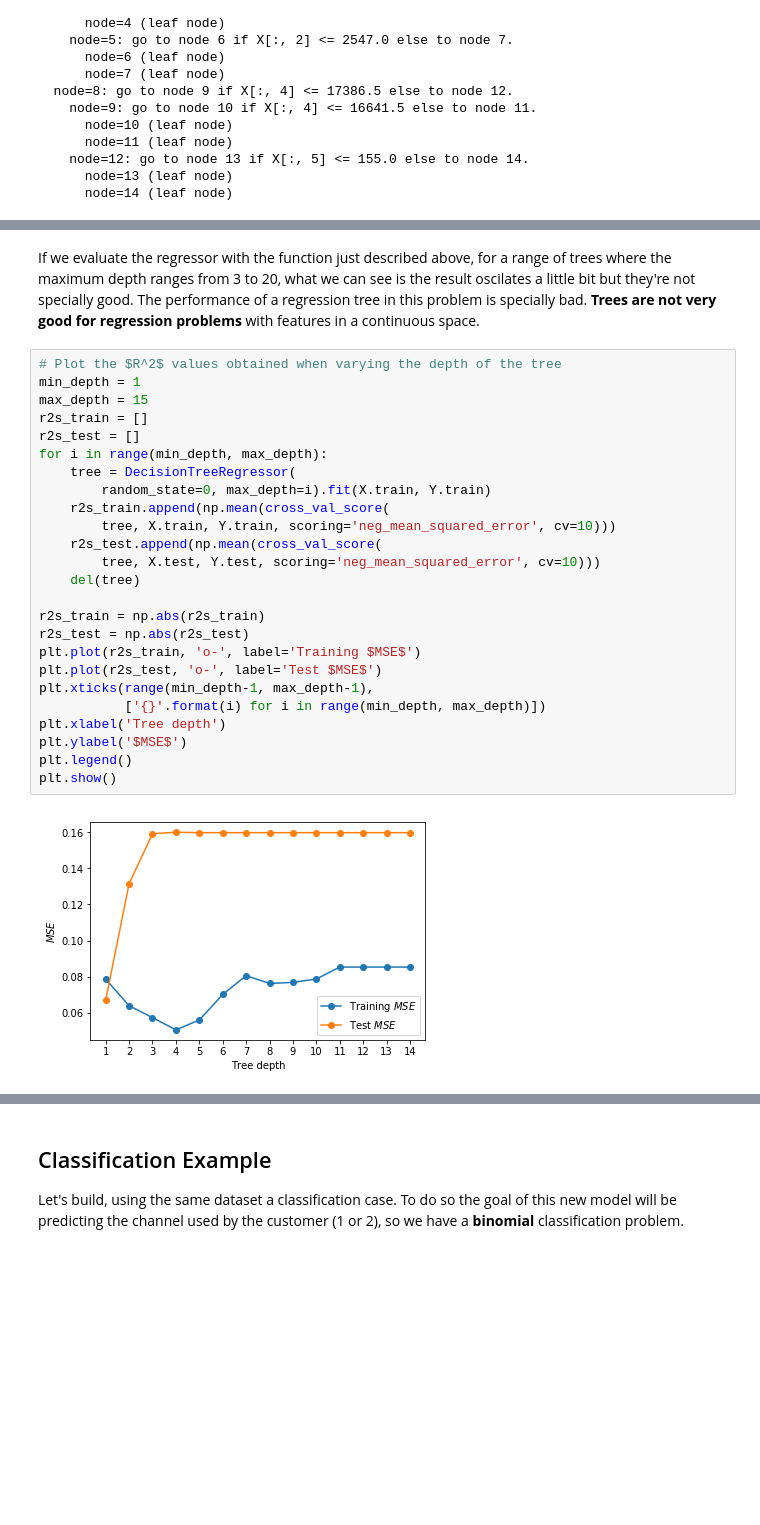
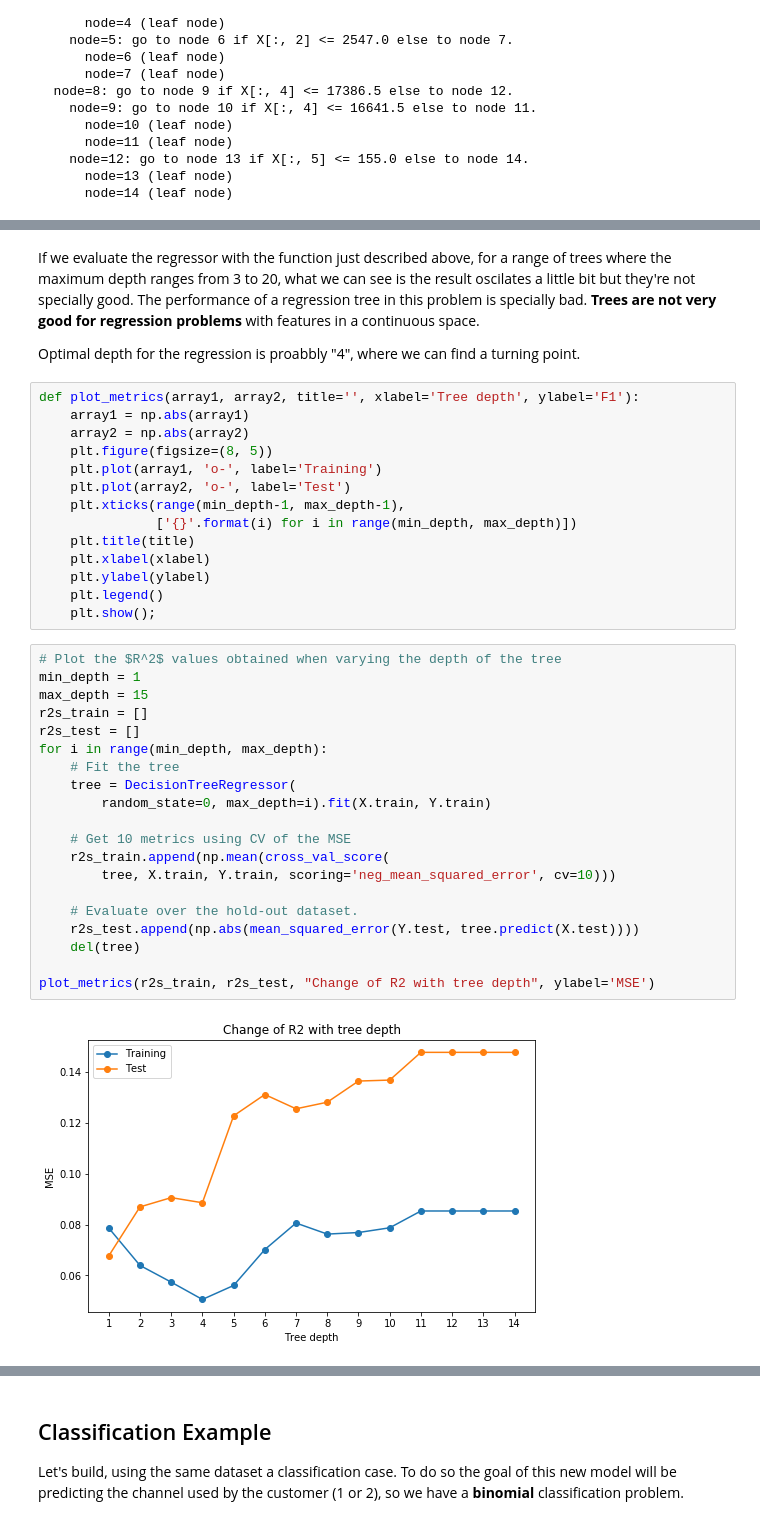
Before and after one commit to renero/class_notebooks, a Jupyter notebook: Tree based methods.ipynb, the cells around one changed output, grey strips where cells are left out. Drawn from its saved outputs; the diff is of its cells as text; blank space fills up the shorter version.

Commit message:
Fixed tree evaluation issues"

```diff
--- a/Tree based methods.ipynb
+++ b/Tree based methods.ipynb
@@ -200,29 +212,40 @@ Avg. MSE: -0.1591
 # %% [markdown]
 If we evaluate the regressor with the function just described above, for a range of trees where the maximum depth ranges from 3 to 20, what we can see is the result oscilates a little bit but they're not specially good. The performance of a regression tree in this problem is specially bad. **Trees are not very good for regression problems** with features in a continuous space.
+
+Optimal depth for the regression is proabbly "4", where we can find a turning point.
+# %%
+def plot_metrics(array1, array2, title='', xlabel='Tree depth', ylabel='F1'):
+    array1 = np.abs(array1)
+    array2 = np.abs(array2)
+    plt.figure(figsize=(8, 5))
+    plt.plot(array1, 'o-', label='Training')
+    plt.plot(array2, 'o-', label='Test')
+    plt.xticks(range(min_depth-1, max_depth-1),
+               ['{}'.format(i) for i in range(min_depth, max_depth)])
+    plt.title(title)
+    plt.xlabel(xlabel)
+    plt.ylabel(ylabel)
+    plt.legend()
+    plt.show();
 # %%
 # Plot the $R^2$ values obtained when varying the depth of the tree
 min_depth = 1
 max_depth = 15
 r2s_train = []
 r2s_test = []
 for i in range(min_depth, max_depth):
+    # Fit the tree
     tree = DecisionTreeRegressor(
         random_state=0, max_depth=i).fit(X.train, Y.train)
+
+    # Get 10 metrics using CV of the MSE
     r2s_train.append(np.mean(cross_val_score(
         tree, X.train, Y.train, scoring='neg_mean_squared_error', cv=10)))
-    r2s_test.append(np.mean(cross_val_score(
-        tree, X.test, Y.test, scoring='neg_mean_squared_error', cv=10)))
+
+    # Evaluate over the hold-out dataset.
+    r2s_test.append(np.abs(mean_squared_error(Y.test, tree.predict(X.test))))
     del(tree)
 
-r2s_train = np.abs(r2s_train)
-r2s_test = np.abs(r2s_test)
-plt.plot(r2s_train, 'o-', label='Training $MSE$')
-plt.plot(r2s_test, 'o-', label='Test $MSE$')
-plt.xticks(range(min_depth-1, max_depth-1),
-           ['{}'.format(i) for i in range(min_depth, max_depth)])
-plt.xlabel('Tree depth')
-plt.ylabel('$MSE$')
-plt.legend()
-plt.show()
+plot_metrics(r2s_train, r2s_test, "Change of R2 with tree depth", ylabel='MSE')
 # %% [output]
-[figure, old version]
+[figure, new version]
```
Also changed, not shown: parts of 33 cells of this notebook.
